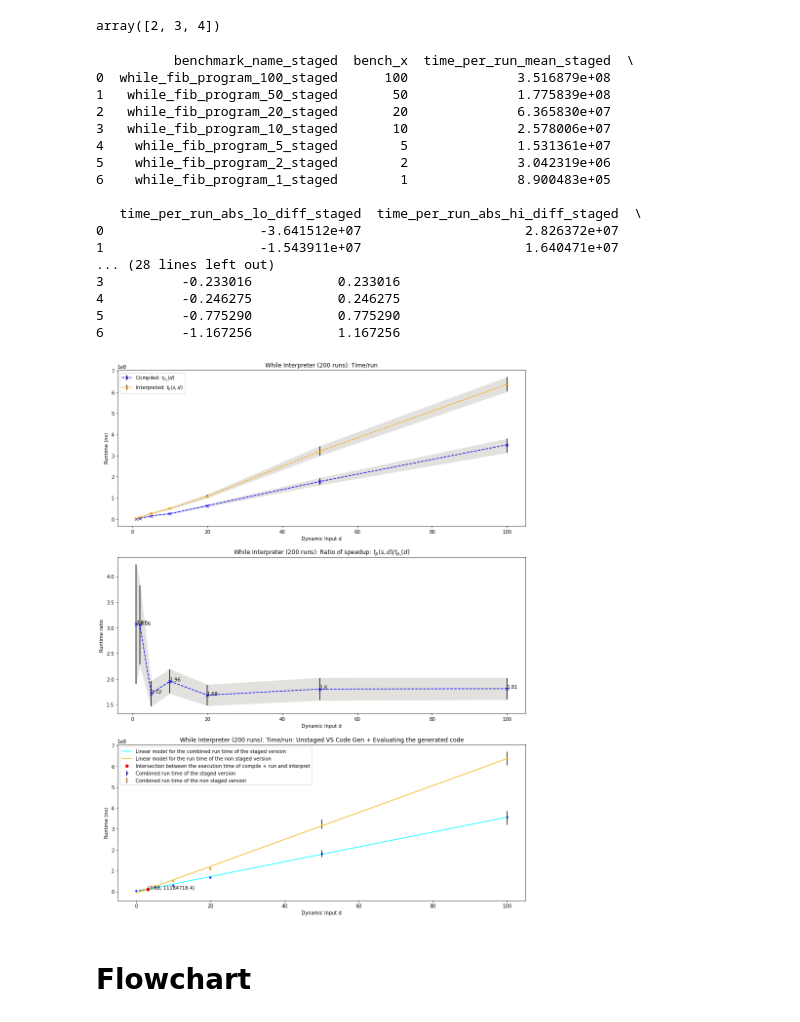
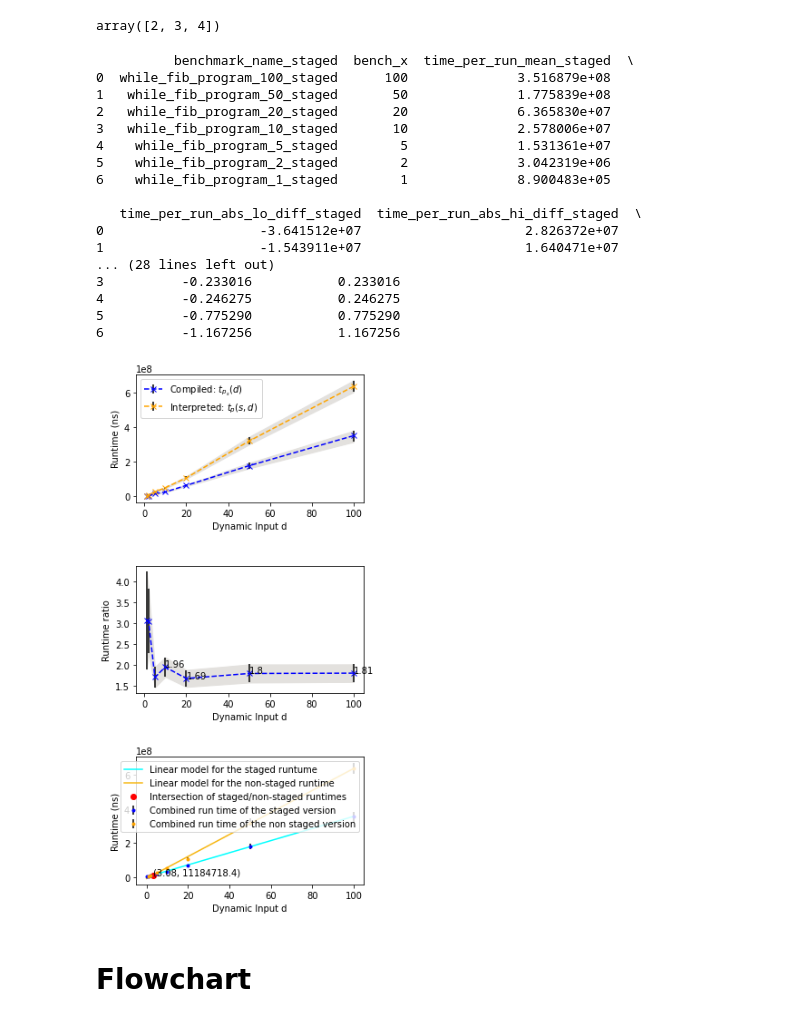
Before and after one commit to theo-chengkai-wang/lys_language, a Jupyter notebook: notebooks/2023_4_29_Eval.ipynb, the cells around one changed output. Drawn from its saved outputs; the diff is of its cells as text; code cells hidden in the pictures.

```diff
--- a/notebooks/2023_4_29_Eval.ipynb
+++ b/notebooks/2023_4_29_Eval.ipynb
@@ -88,7 +88,7 @@ def plot_info_for_axs(df, title, axs, linreg = True, log_scale=False, has_compil
     if log_scale:
         axs[0].set_yscale('log', nonposy='clip')
     # plt.plot(x, y, 'x--', color='blue', label="time/run for staged fib")
-    axs[0].set_title(f"{title}: Time/run")
+#     axs[0].set_title(f"{title}: Time/run")
 
     # Ratio
 
@@ -116,11 +116,12 @@ def plot_info_for_axs(df, title, axs, linreg = True, log_scale=False, has_compil
     plot_one(axs[1], joined, "blue", "black", "#e3e1de", "Ratio of speedup", metric="ratio")
 
     for i,j in zip(joined['bench_x'], joined['time_per_run_mean_run']/joined['time_per_run_mean_staged']):
-        axs[1].annotate(str(round(j, 2)),xy=(i,j))
+        if i > 5:
+            axs[1].annotate(str(round(j, 2)),xy=(i,j))
 
     axs[1].set_xlabel("Dynamic Input d")
     axs[1].set_ylabel("Runtime ratio")
-    axs[1].set_title(title +": Ratio of speedup: $t_p(s, d)/t_{p_s}(d)$")
+#     axs[1].set_title(title +": Ratio of speedup: $t_p(s, d)/t_{p_s}(d)$")
 
     # Compile + run VS just run
     if has_compile:
@@ -140,20 +141,20 @@ def plot_info_for_axs(df, title, axs, linreg = True, log_scale=False, has_compil
             X = np.linspace(0, 100).reshape(-1, 1)
             y_staged = model_staged.predict(X)
             y_run = model_run.predict(X)
-            axs[2].plot(X, y_staged, "-", color="cyan", label="Linear model for the combined run time of the staged version")
-            axs[2].plot(X, y_run, "-", color="#f7b713", label="Linear model for the run time of the non staged version")
+            axs[2].plot(X, y_staged, "-", color="cyan", label="Linear model for the staged runtume")
+            axs[2].plot(X, y_run, "-", color="#f7b713", label="Linear model for the non-staged runtime")
 
             x_intersection = (model_run.intercept_-model_staged.intercept_) / (model_staged.coef_[0] - model_run.coef_[0])
             y_intersection = model_staged.predict([[x_intersection]])[0]
-            axs[2].plot(x_intersection, y_intersection, "o", color="red", label="Intersection between the execution time of compile + run and interpret")
+            axs[2].plot(x_intersection, y_intersection, "o", color="red", label="Intersection of staged/non-staged runtimes")
             axs[2].annotate(str((round(x_intersection, 2), round(y_intersection, 2))), xy=(x_intersection, y_intersection))
         else:
-            plot_one(axs[2], new_staged, "blue", "black", "#e3e1de", "Combined run time of the staged version", fmt='.--', fill_between=False)
-            plot_one(axs[2], new_run, "orange", "black", "#e3e1de", "Combined run time of the non staged version", fmt='.--', fill_between=False)
+            plot_one(axs[2], new_staged, "blue", "black", "#e3e1de", "Combined staged run time", fmt='.--', fill_between=False)
+            plot_one(axs[2], new_run, "orange", "black", "#e3e1de", "Combined non-staged run time", fmt='.--', fill_between=False)
         axs[2].legend()
         axs[2].set_xlabel("Dynamic Input d")
         axs[2].set_ylabel("Runtime (ns)")
-        axs[2].set_title(f"{title}: Time/run: Unstaged VS Code Gen + Evaluating the generated code")
+#         axs[2].set_title(f"{title}: Time/run: Unstaged VS Code Gen + Evaluating the generated code")
 
     # plt.show()
 def hook(fig, axs):
@@ -163,28 +164,29 @@ def plot_info_for(df, title, linreg=True, log_scale=False, has_compile=True, fig
     fig, axs = plt.subplots(3, 1, figsize=figsize)
     hook(fig, axs)
     plot_info_for_axs(df, title, axs, linreg, log_scale=log_scale, has_compile=has_compile)
+    plt.subplots_adjust(left=None, bottom=.1, right=None, top=None, wspace=None, hspace=.5)
     plt.show()
 # %%
-plot_info_for(df_while, "While Interpreter (200 runs)")
+plot_info_for(df_while, "While Interpreter (200 runs)", figsize=(4.5, 10))
 # %% [output]
           benchmark_name_staged  bench_x  time_per_run_mean_staged  \
 0  while_fib_program_100_staged      100              3.516879e+08
 1   while_fib_program_50_staged       50              1.775839e+08
 2   while_fib_program_20_staged       20              6.365830e+07
 3   while_fib_program_10_staged       10              2.578006e+07
 4    while_fib_program_5_staged        5              1.531361e+07
 5    while_fib_program_2_staged        2              3.042319e+06
 6    while_fib_program_1_staged        1              8.900483e+05
 
    time_per_run_abs_lo_diff_staged  time_per_run_abs_hi_diff_staged  \
 0                    -3.641512e+07                     2.826372e+07
 1                    -1.543911e+07                     1.640471e+07
 ... (28 lines left out)
 3          -0.233016           0.233016
 4          -0.246275           0.246275
 5          -0.775290           0.775290
 6          -1.167256           1.167256
-[figure, old version]
+[figure, new version]
 # %% [markdown]
 # Flowchart
 # %%
```
